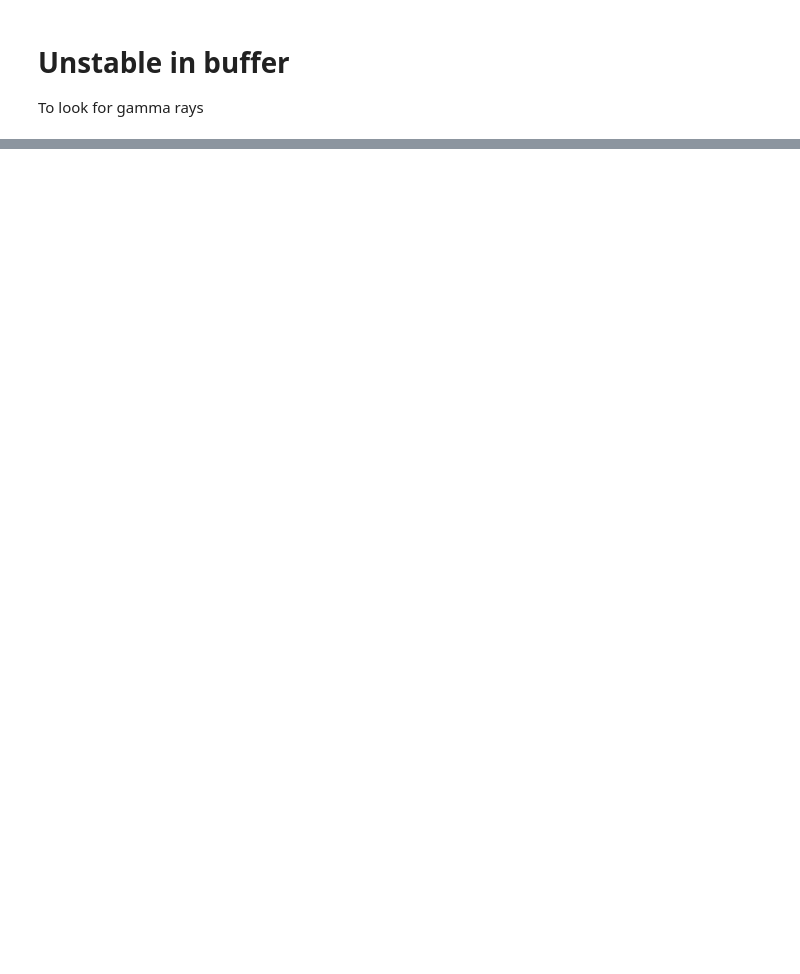
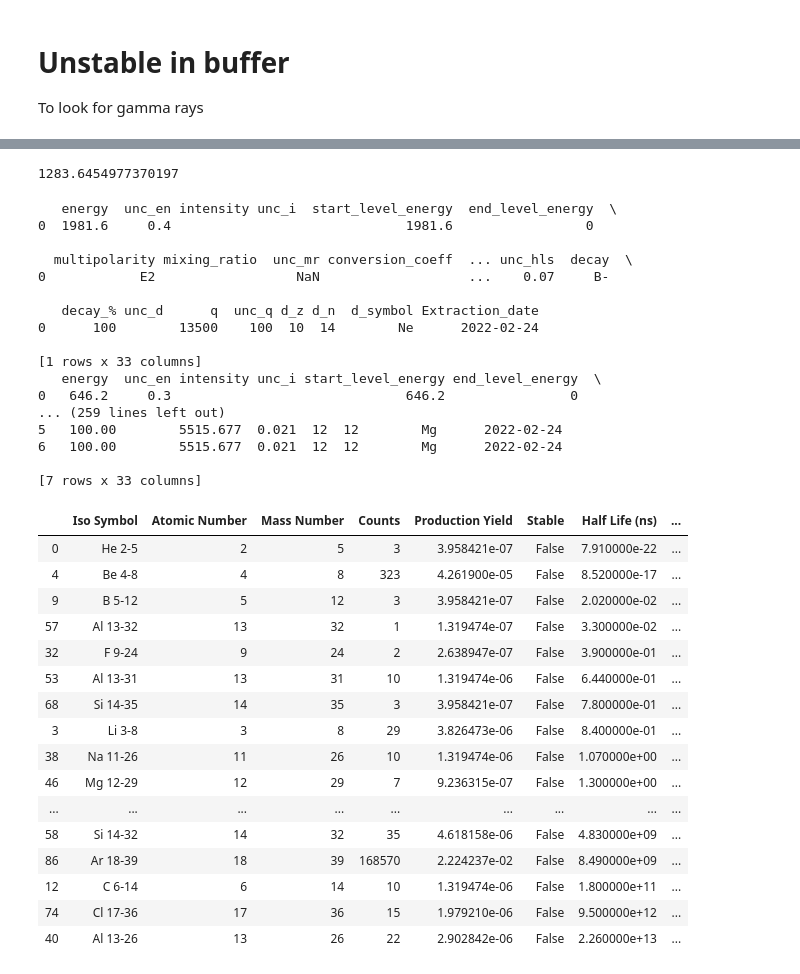
Before and after one commit to TomSB1423/nucleide_data, a Jupyter notebook: vol_counts.ipynb, the cells around one changed output, grey strips where cells are left out. Drawn from its saved outputs; the diff is of its cells as text; code cells hidden in the pictures; blank space fills up the shorter version.

```diff
--- a/vol_counts.ipynb
+++ b/vol_counts.ipynb
@@ -125,0 +193,11 @@ unstable_TPC_delayed[unstable_TPC_delayed["Activity (/yr)"] >= 0.1].sort_values(
+# %%
+import urllib.request
+
+def lc_read_csv(url):
+    req = urllib.request.Request(url)
+    req.add_header('User-Agent', 'Mozilla/5.0 (X11; Ubuntu; Linux x86_64; rv:77.0) Gecko/20100101 Firefox/77.0')
+    return pd.read_csv(urllib.request.urlopen(req))
+# %%
+# load data into a dataframe
+df = lc_read_csv(livechart + "fields=decay_rads&nuclides=41ar&rad_types=g")
+df
@@ -125,0 +214,55 @@ unstable_TPC_delayed[unstable_TPC_delayed["Activity (/yr)"] >= 0.1].sort_values(
+# %%
+average = (df["energy"] * df["intensity"]/100).sum()
+average
+# %% [output]
+1283.6454977370197
+# %%
+def gamma_dec(iso_sym):
+    sym = iso_sym.split(" ")[0].lower()
+    A = iso_sym.split(" ")[1].split("-")[1]
+    df = lc_read_csv(livechart + f"fields=decay_rads&nuclides={str(A)+sym}&rad_types=g")
+    if not df.empty:
+        try:
+            average = (df["energy"] * df["intensity"]/100).sum()
+            return average
+        except:
+            print(df)
+    return None
+# %%
+unstable_TPC_delayed["Avr Gamma Decay (keV)"] = unstable_TPC_delayed.apply(lambda x : gamma_dec(x["Iso Symbol"]), axis = 1)
+unstable_TPC_delayed
+# %% [output]
+   energy  unc_en intensity unc_i  start_level_energy  end_level_energy  \
+0  1981.6     0.4                              1981.6                 0
+
+  multipolarity mixing_ratio  unc_mr conversion_coeff  ... unc_hls  decay  \
+0            E2                  NaN                   ...    0.07     B-
+
+   decay_% unc_d      q  unc_q d_z d_n  d_symbol Extraction_date
+0      100        13500    100  10  14        Ne      2022-02-24
+
+[1 rows x 33 columns]
+   energy  unc_en intensity unc_i start_level_energy end_level_energy  \
+0   646.2     0.3                              646.2                0
+... (259 lines left out)
+5   100.00        5515.677  0.021  12  12        Mg      2022-02-24
+6   100.00        5515.677  0.021  12  12        Mg      2022-02-24
+
+[7 rows x 33 columns]
+|  | Iso Symbol | Atomic Number | Mass Number | Counts | Production Yield | Stable | Half Life (ns) | ... |
+| 0 | He 2-5 | 2 | 5 | 3 | 3.958421e-07 | False | 7.910000e-22 | ... |
+| 4 | Be 4-8 | 4 | 8 | 323 | 4.261900e-05 | False | 8.520000e-17 | ... |
+| 9 | B 5-12 | 5 | 12 | 3 | 3.958421e-07 | False | 2.020000e-02 | ... |
+| 57 | Al 13-32 | 13 | 32 | 1 | 1.319474e-07 | False | 3.300000e-02 | ... |
+| 32 | F 9-24 | 9 | 24 | 2 | 2.638947e-07 | False | 3.900000e-01 | ... |
+| 53 | Al 13-31 | 13 | 31 | 10 | 1.319474e-06 | False | 6.440000e-01 | ... |
+| 68 | Si 14-35 | 14 | 35 | 3 | 3.958421e-07 | False | 7.800000e-01 | ... |
+| 3 | Li 3-8 | 3 | 8 | 29 | 3.826473e-06 | False | 8.400000e-01 | ... |
+| 38 | Na 11-26 | 11 | 26 | 10 | 1.319474e-06 | False | 1.070000e+00 | ... |
+| 46 | Mg 12-29 | 12 | 29 | 7 | 9.236315e-07 | False | 1.300000e+00 | ... |
+| ... | ... | ... | ... | ... | ... | ... | ... | ... |
+| 58 | Si 14-32 | 14 | 32 | 35 | 4.618158e-06 | False | 4.830000e+09 | ... |
+| 86 | Ar 18-39 | 18 | 39 | 168570 | 2.224237e-02 | False | 8.490000e+09 | ... |
+| 12 | C 6-14 | 6 | 14 | 10 | 1.319474e-06 | False | 1.800000e+11 | ... |
+| 74 | Cl 17-36 | 17 | 36 | 15 | 1.979210e-06 | False | 9.500000e+12 | ... |
+| 40 | Al 13-26 | 13 | 26 | 22 | 2.902842e-06 | False | 2.260000e+13 | ... |
```
Also changed, not shown: parts of 19 cells of this notebook, 1 other file.
